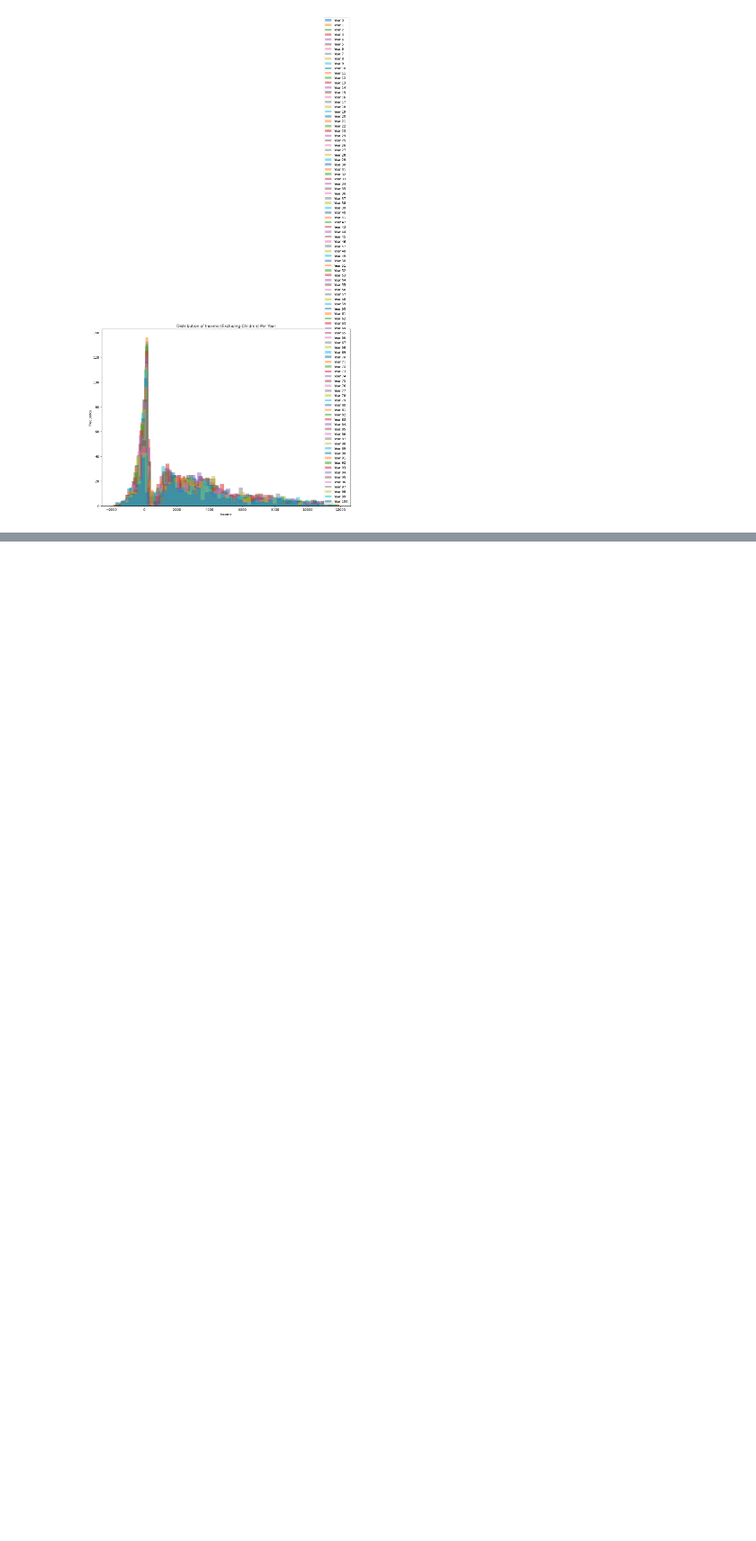
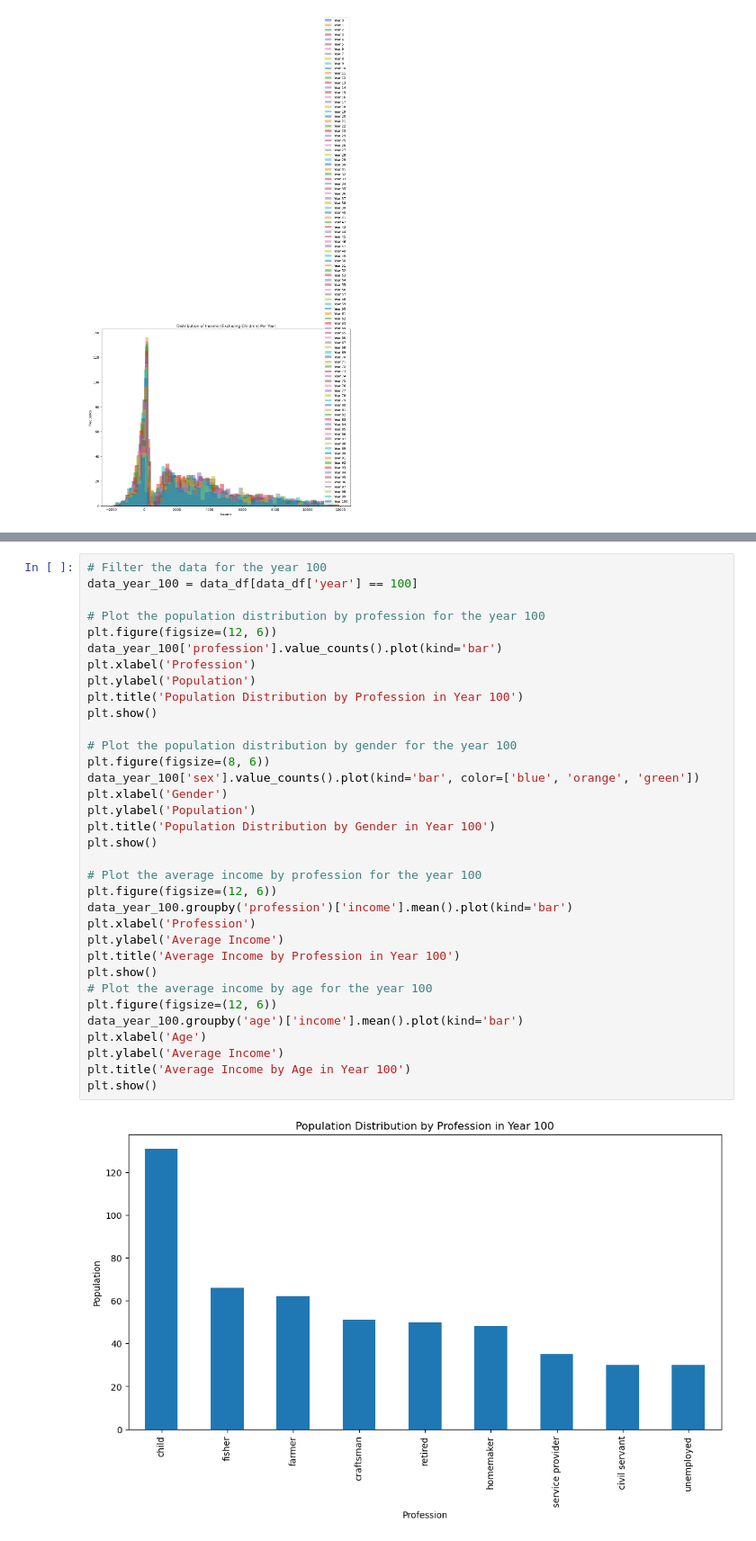
Before and after one commit to merijnvervoorn/islandtm, a Jupyter notebook: visualisation.ipynb, the cells around one changed output, grey strips where cells are left out. Shown at 90% size. Drawn from its saved outputs; the diff is of its cells as text; blank space fills up the shorter version.

```diff
--- a/visualisation.ipynb
+++ b/visualisation.ipynb
@@ -198,0 +261,36 @@ plt.show()
+# %%
+# Filter the data for the year 100
+data_year_100 = data_df[data_df['year'] == 100]
+
+# Plot the population distribution by profession for the year 100
+plt.figure(figsize=(12, 6))
+data_year_100['profession'].value_counts().plot(kind='bar')
+plt.xlabel('Profession')
+plt.ylabel('Population')
+plt.title('Population Distribution by Profession in Year 100')
+plt.show()
+
+# Plot the population distribution by gender for the year 100
+plt.figure(figsize=(8, 6))
+data_year_100['sex'].value_counts().plot(kind='bar', color=['blue', 'orange', 'green'])
+plt.xlabel('Gender')
+plt.ylabel('Population')
+plt.title('Population Distribution by Gender in Year 100')
+plt.show()
+
+# Plot the average income by profession for the year 100
+plt.figure(figsize=(12, 6))
+data_year_100.groupby('profession')['income'].mean().plot(kind='bar')
+plt.xlabel('Profession')
+plt.ylabel('Average Income')
+plt.title('Average Income by Profession in Year 100')
+plt.show()
+# Plot the average income by age for the year 100
+plt.figure(figsize=(12, 6))
+data_year_100.groupby('age')['income'].mean().plot(kind='bar')
+plt.xlabel('Age')
+plt.ylabel('Average Income')
+plt.title('Average Income by Age in Year 100')
+plt.show()
+# %% [output]
+[figure, added]
```
Also changed, not shown: parts of 3 cells of this notebook, 3 other files.
